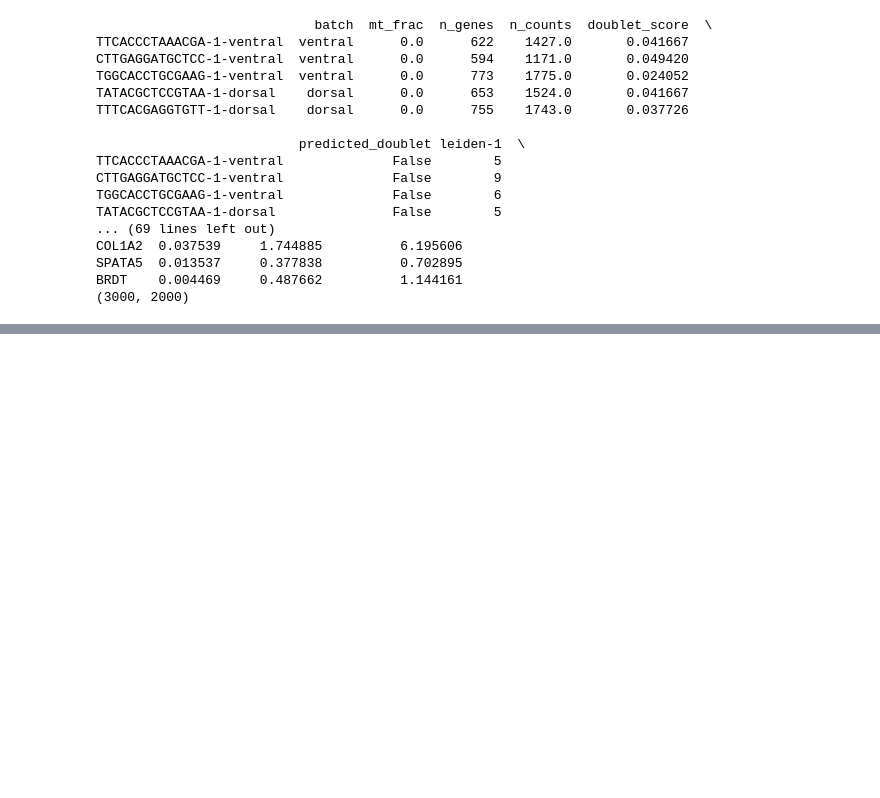
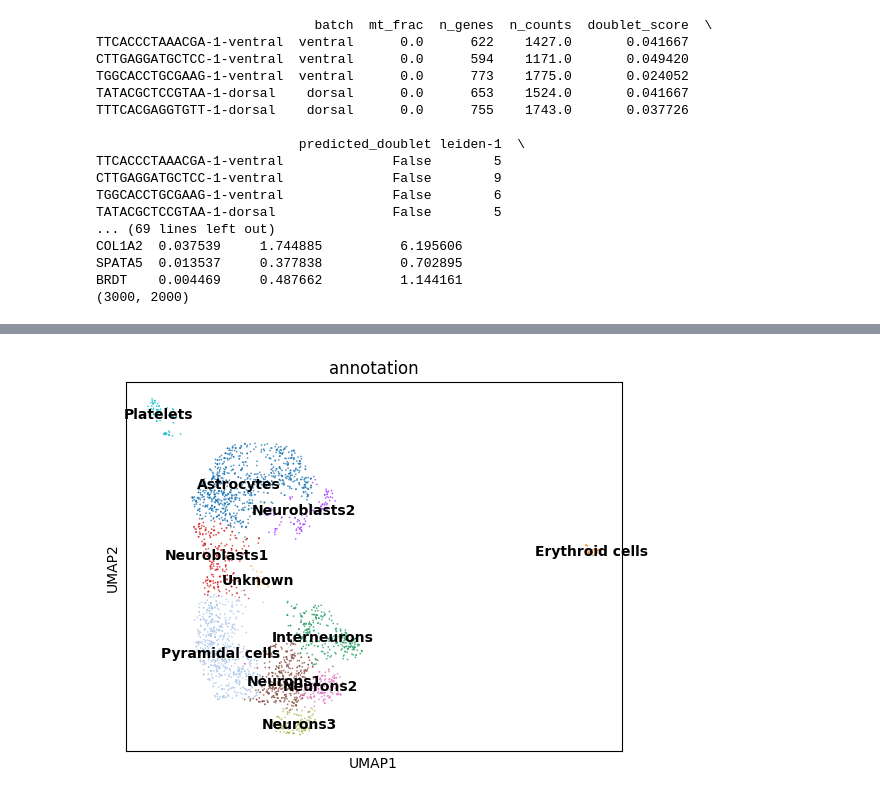
Before and after one commit to cocoleeee/Cellcluster-ML, a Jupyter notebook: code/dataset.ipynb, the cells around one changed output, grey strips where cells are left out. Cells and saved outputs as stored; diff of their text form; code cells hidden in the pictures; blank space fills up the shorter version.

```diff
--- a/code/dataset.ipynb
+++ b/code/dataset.ipynb
@@ -39,0 +115,4 @@ BRDT    0.004469     0.487662          1.144161
+# %%
+sc.pl.umap(adata, color='annotation', legend_loc='on data',size=6, alpha=0.8)
+# %% [output]
+[figure, added]
```
Also changed, not shown: parts of 8 cells of this notebook, 3 other files.
